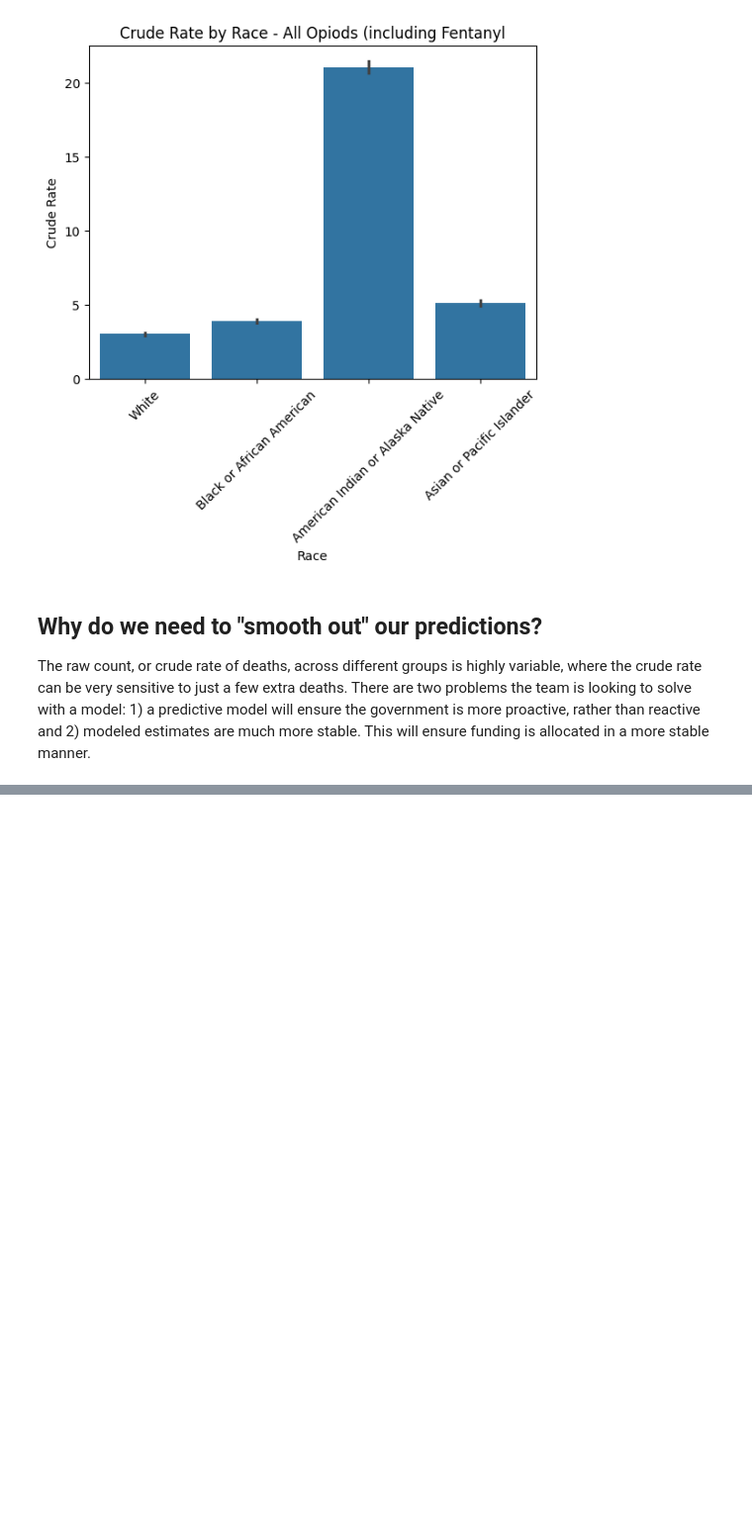
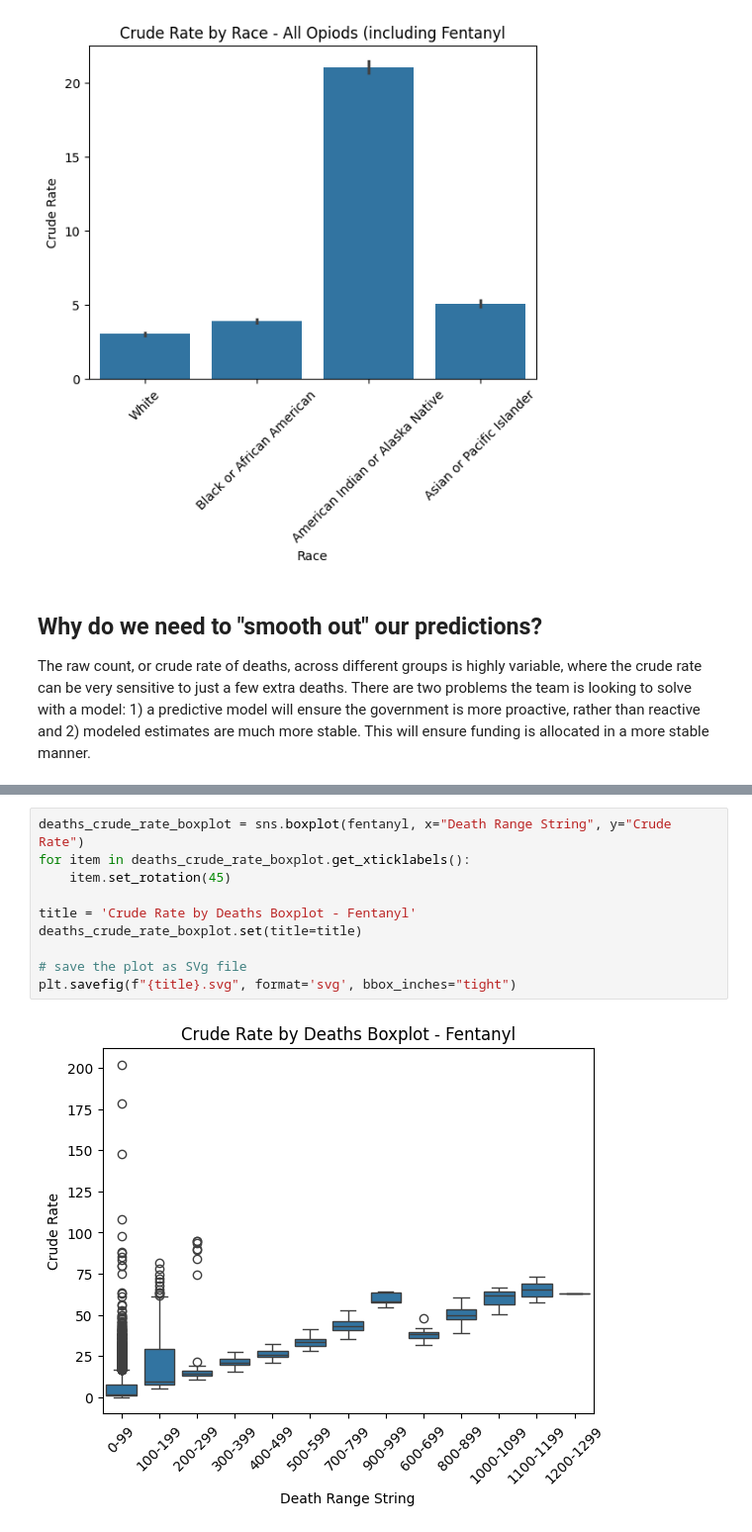
Before and after one commit to jmsarabia/fentanyl_eda, a Jupyter notebook: wonder/Wonder_EDA_Findings.ipynb, the cells around one changed output, grey strips where cells are left out. Shown at 99% size. Saved outputs shown, nothing was run; the diff lists cells and outputs as text; blank space fills up the shorter version.

```diff
--- a/wonder/Wonder_EDA_Findings.ipynb
+++ b/wonder/Wonder_EDA_Findings.ipynb
@@ -103,0 +174,12 @@ NameError: name 'df' is not defined
+# %%
+deaths_crude_rate_boxplot = sns.boxplot(fentanyl, x="Death Range String", y="Crude Rate")
+for item in deaths_crude_rate_boxplot.get_xticklabels():
+    item.set_rotation(45)
+
+title = 'Crude Rate by Deaths Boxplot - Fentanyl'
+deaths_crude_rate_boxplot.set(title=title)
+
+# save the plot as SVg file
+plt.savefig(f"{title}.svg", format='svg', bbox_inches="tight")
+# %% [output]
+[figure, added]
```
Also changed, not shown: parts of 6 cells of this notebook, 6 other files.
